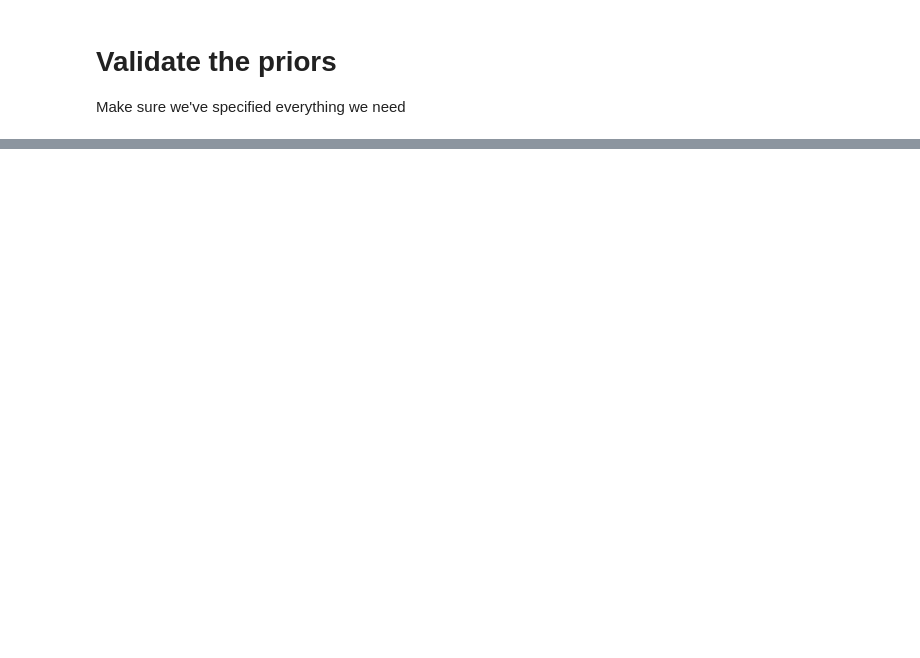
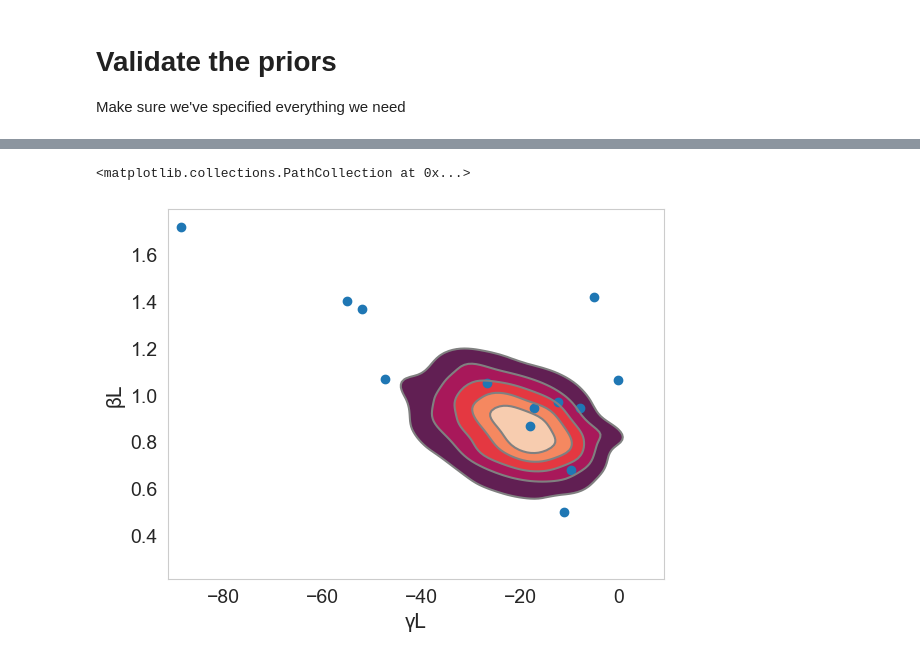
Before and after one commit to netzeroasap/TCRE_Assessment, a Jupyter notebook: notebooks/analysis.ipynb, the cells around one changed output, grey strips where cells are left out. Saved outputs shown, nothing was run; the diff lists cells and outputs as text; code cells hidden in the pictures; blank space fills up the shorter version.

```diff
--- a/notebooks/analysis.ipynb
+++ b/notebooks/analysis.ipynb
@@ -314,0 +350,6 @@ There were 2 divergences after tuning. Increase `target_accept` or reparameteriz
+# %%
+az.plot_pair(covtrace,var_names=["γL","βL"],kind="kde")
+plt.scatter(evidence["γL_cmip"],evidence["βL_cmip"])
+# %% [output]
+<matplotlib.collections.PathCollection at 0x...>
+[figure, added]
```
Also changed, not shown: parts of 24 cells of this notebook, 3 other files.
